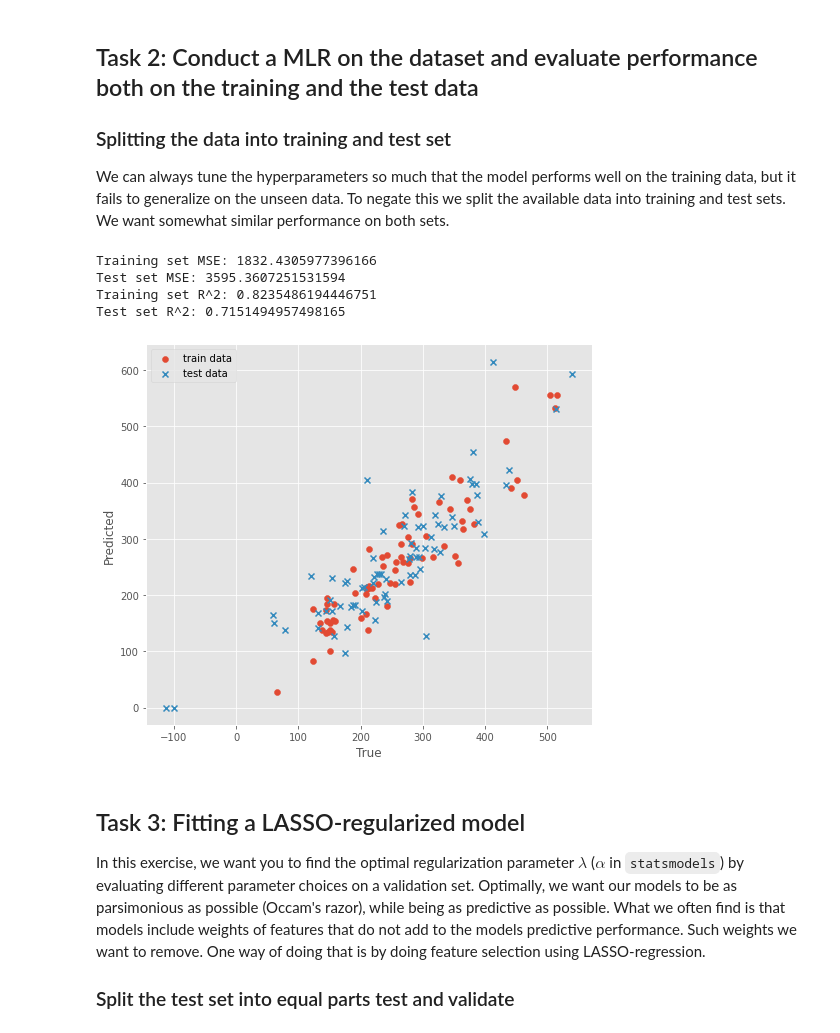
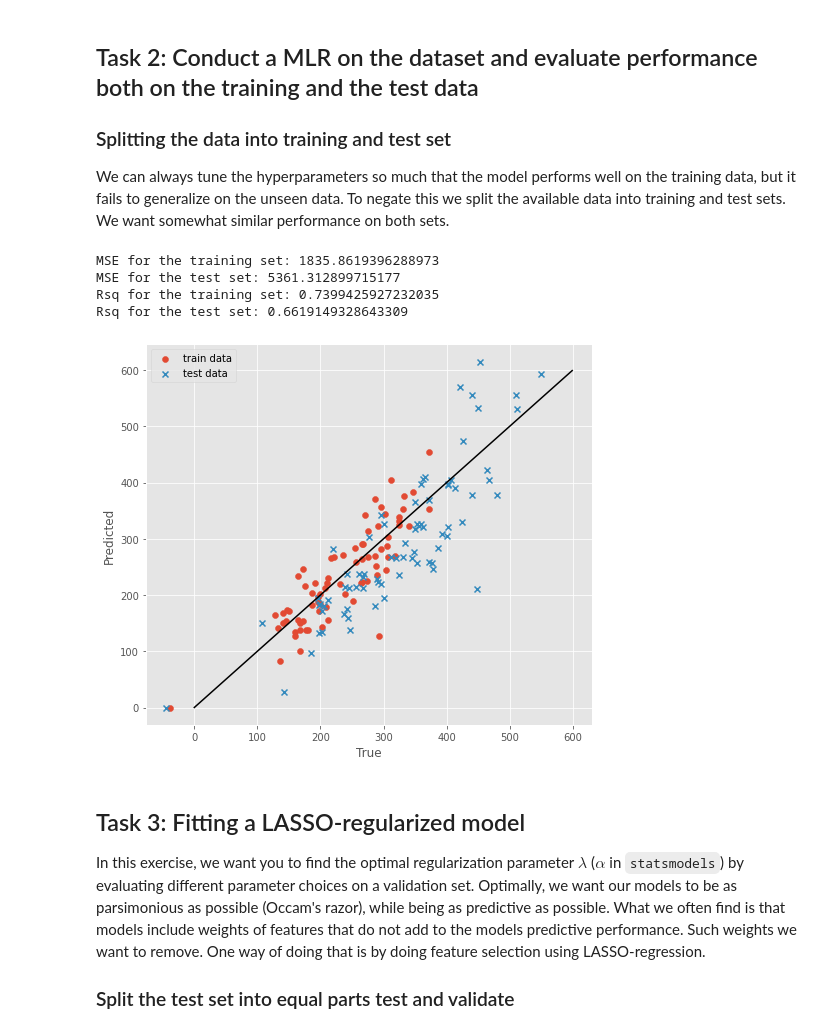
Before and after one commit to chrstrom/TTK4260, a Jupyter notebook: assignment_06.ipynb, the cells around one changed output. Cells and saved outputs as stored; diff of their text form; code cells hidden in the pictures.

```diff
--- a/assignment_06.ipynb
+++ b/assignment_06.ipynb
@@ -459,30 +482,48 @@ Try to create features that result in a high performing model. Use your data vis
 ### Splitting the data into training and test set
 We can always tune the hyperparameters so much that the model performs well on the training data, but it fails to generalize on the unseen data. To negate this we split the available data into training and test sets. We want somewhat similar performance on both sets.
 # %%
-# TODO: Split the data into train and test
+#Split the data into train and test
 from sklearn.model_selection import train_test_split
 
-# TODO: Train a regression model using statsmodels and the training data
+X_train, X_test, y_train, y_test = train_test_split(X, y, test_size=0.5, shuffle=False)
 
-# TODO: Report MSE of both sets
+# Train a regression model using statsmodels and the training data
+model = sm.OLS(y_train, X_train).fit()
+#print(model.summary2())
 
-# TODO: Report R^2 of both sets
+# Perform prediction
+y_pred_train = model.predict(X_train)
+y_pred_test = model.predict(X_test)
+
+# Report MSE of both sets
+mse_train = np.mean((y_pred_train - y_train)**2, axis=0)
+mse_test = np.mean((y_pred_test - y_test)**2, axis=0)
+print(f"MSE for the training set: {mse_train}")
+print(f"MSE for the test set: {mse_test}")
+
+# Report R^2 of both sets
 from sklearn.metrics import r2_score
+rsq_train = r2_score(y_train, y_pred_train)
+rsq_test = r2_score(y_test, y_pred_test)
+print(f"Rsq for the training set: {rsq_train}")
+print(f"Rsq for the test set: {rsq_test}")
 # %% [output]
-Training set MSE: 1832.4305977396166
-Test set MSE: 3595.3607251531594
-Training set R^2: 0.8235486194446751
-Test set R^2: 0.7151494957498165
+MSE for the training set: 1835.8619396288973
+MSE for the test set: 5361.312899715177
+Rsq for the training set: 0.7399425927232035
+Rsq for the test set: 0.6619149328643309
 # %%
 # Plotting predicted vs true values
+x = range(600)
 plt.figure(figsize=(8, 7))
 plt.scatter(y_pred_train, y_train, label="train data")
 plt.scatter(y_pred_test, y_test, label="test data", marker="x")
+plt.plot(x, x, "k")
 plt.legend()
 plt.xlabel("True")
 plt.ylabel("Predicted");
 # %% [output]
-[figure, old version]
+[figure, new version]
 # %% [markdown]
 ## Task 3: Fitting a LASSO-regularized model
 In this exercise, we want you to find the optimal regularization parameter $\lambda$ ($\alpha$ in `statsmodels`) by evaluating different parameter choices on a validation set. Optimally, we want our models to be as parsimonious as possible (Occam's razor), while being as predictive as possible. What we often find is that models include weights of features that do not add to the models predictive performance. Such weights we want to remove. One way of doing that is by doing feature selection using LASSO-regression.
```
Also changed, not shown: parts of 10 cells of this notebook, 1 other file.
